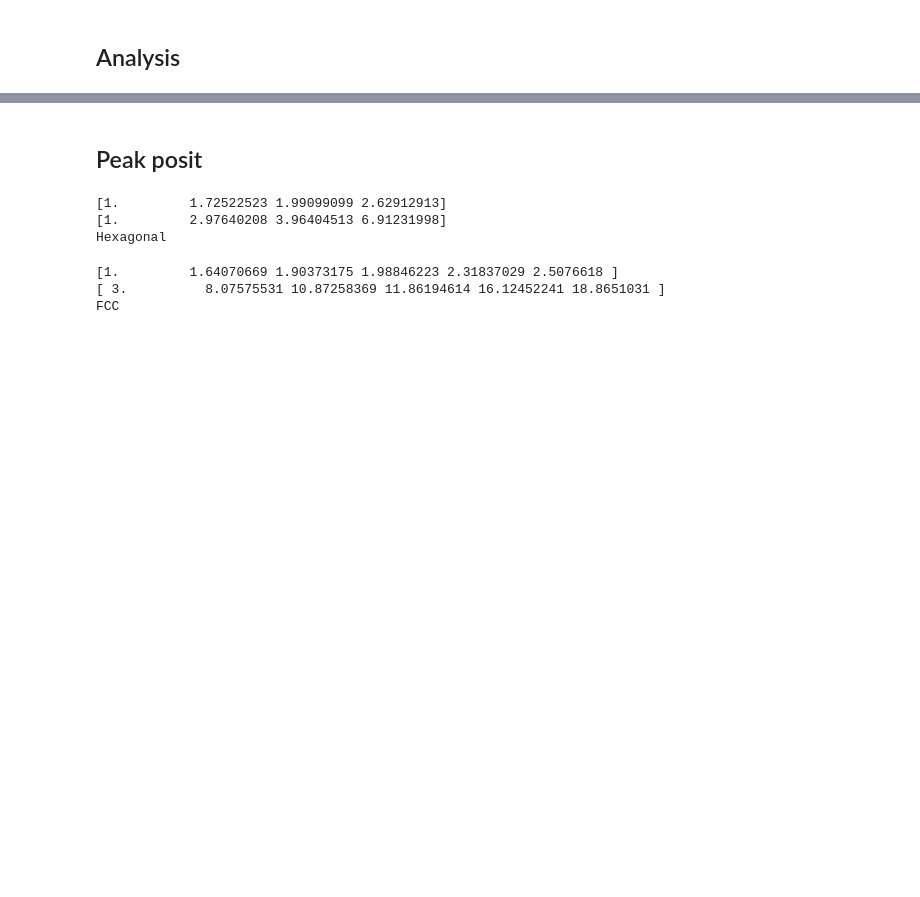
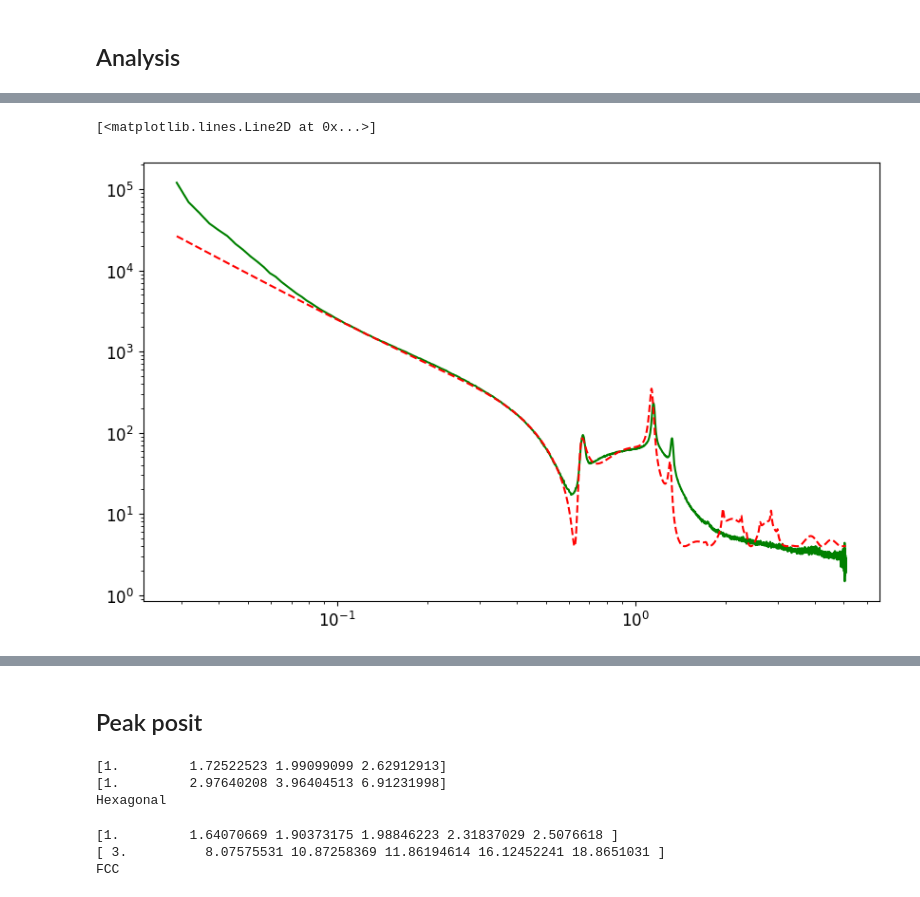
Before and after one commit to Akmalumarov/X_Ray_Scattering_Analysis, a Jupyter notebook: projects/Others/Gels_Zalygin/Gels.ipynb, the cells around one changed output, grey strips where cells are left out. Cells and saved outputs as stored; diff of their text form; code cells hidden in the pictures; blank space fills up the shorter version.

```diff
--- a/projects/Others/Gels_Zalygin/Gels.ipynb
+++ b/projects/Others/Gels_Zalygin/Gels.ipynb
@@ -150,0 +176,6 @@ plt.show()
+# %%
+plt.loglog(q, I, color='green')
+plt.plot(q, model_hex(q, *p), color='r', linestyle='--')
+# %% [output]
+[<matplotlib.lines.Line2D at 0x...>]
+[figure, added]
```
Also changed, not shown: parts of 15 cells of this notebook, 5 other files.
